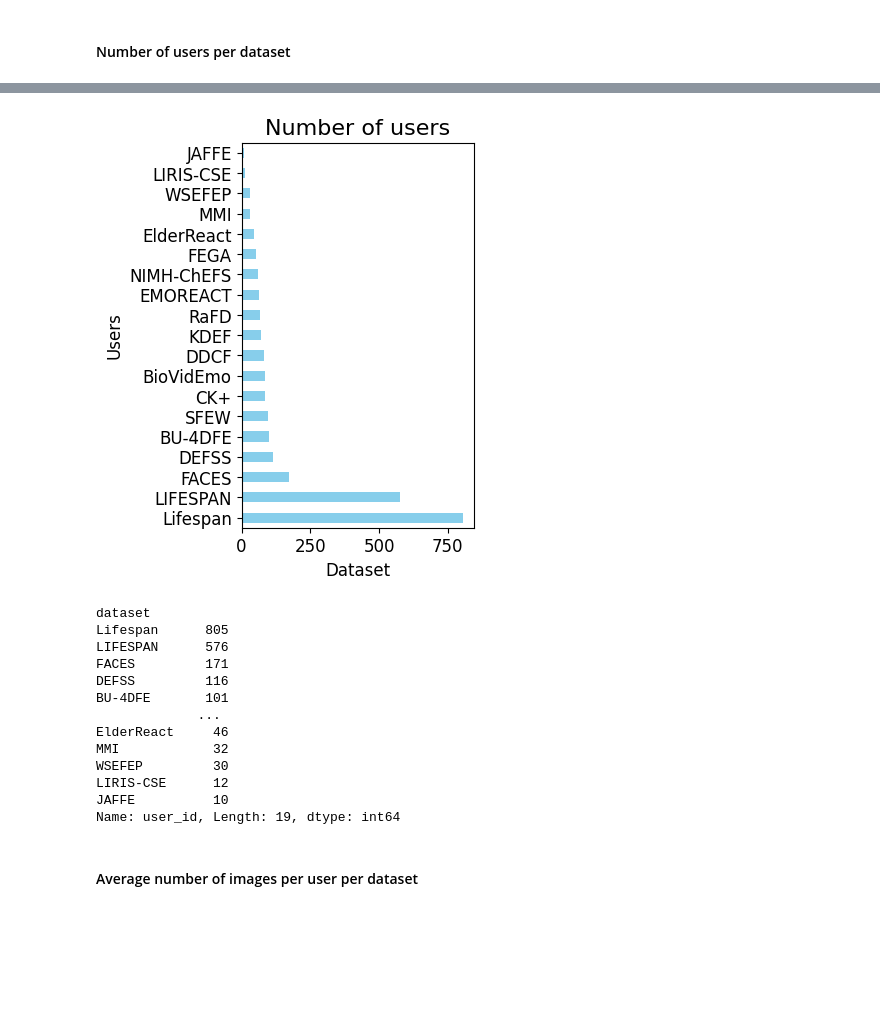
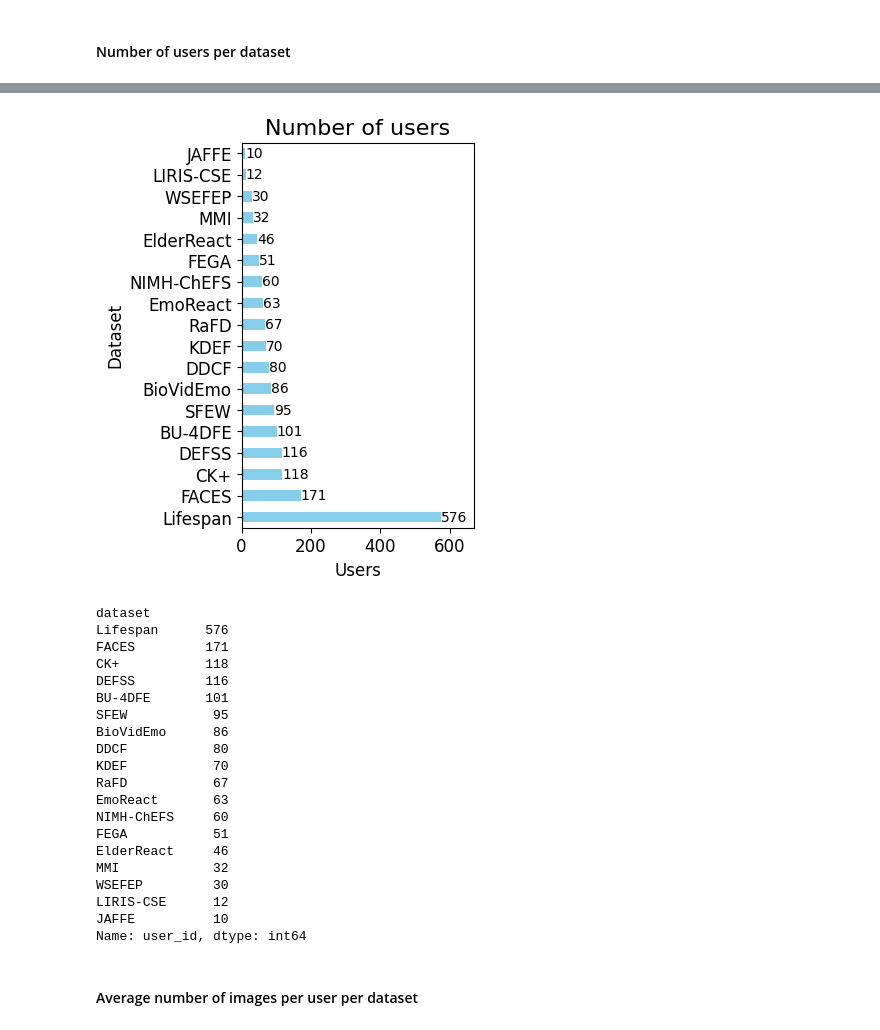
Before and after one commit to Xavi3398/fer_benchmark, a Jupyter notebook: notebooks/4 - Data exploration.ipynb, the cells around one changed output, grey strips where cells are left out. Drawn from its saved outputs; the diff is of its cells as text; code cells hidden in the pictures; blank space fills up the shorter version.

```diff
--- a/notebooks/4 - Data exploration.ipynb
+++ b/notebooks/4 - Data exploration.ipynb
@@ -9,7 +9,7 @@ import matplotlib.pyplot as plt
 import seaborn as sns
 import numpy as np
 
-dataset_root = 'D:/Xavi/DATASETS/AGE-FER'
+dataset_root = 'C:/DATASETS/AGE-FER'
 dataset_labels_path = os.path.join(dataset_root, '24-datasets.csv')
 dataset_imgs_path = os.path.join(dataset_root, 'images')
 
@@ -631,45 +705,58 @@ Name: user_id, dtype: int64
 # %%
 plt.rcParams['figure.figsize'] = [3, 5]
 plt.rcParams['font.size'] = 12
 
 # Group by 'dataset' and count unique users
 user_counts = df.groupby('dataset')['user_id'].nunique()
 
 # Manually fix those that we know are wrong (user labels are not clear for all datasets)
-user_counts['LIFESPAN'] = 576
+user_counts['Lifespan'] = 576
 user_counts['SFEW'] = 95
-user_counts['EMOREACT'] = 63
+user_counts['EmoReact'] = 63
 user_counts['ElderReact'] = 46
 
 # Drop datasets with no users
 user_counts = user_counts[user_counts > 0]
 
 # Sort
 user_counts = user_counts.sort_values(ascending=False)
 
 # Plotting
-user_counts.plot.barh(color='skyblue')
+ax = user_counts.plot.barh(color='skyblue')
 plt.title('Number of users', fontsize=16)
-plt.xlabel('Dataset')
-plt.ylabel('Users')
+plt.xlabel('Users')
+plt.ylabel('Dataset')
+ax.set_xlim(0, 670)  # Set x-axis limit
+
+# Add values to the bars
+for i in ax.containers:
+    ax.bar_label(i, fmt='%.0f', label_type='edge', fontsize=10)
+
 plt.show()
 
 user_counts
 # %% [output]
-[figure, old version]
+[figure, new version]
 dataset
-Lifespan      805
-LIFESPAN      576
+Lifespan      576
 FACES         171
+CK+           118
 DEFSS         116
 BU-4DFE       101
-             ...
+SFEW           95
+BioVidEmo      86
+DDCF           80
+KDEF           70
+RaFD           67
+EmoReact       63
+NIMH-ChEFS     60
+FEGA           51
 ElderReact     46
 MMI            32
 WSEFEP         30
 LIRIS-CSE      12
 JAFFE          10
-Name: user_id, Length: 19, dtype: int64
+Name: user_id, dtype: int64
 # %% [markdown]
 #### Average number of images per user per dataset
 # %%
```
Also changed, not shown: parts of 31 cells of this notebook, 4 other files.
